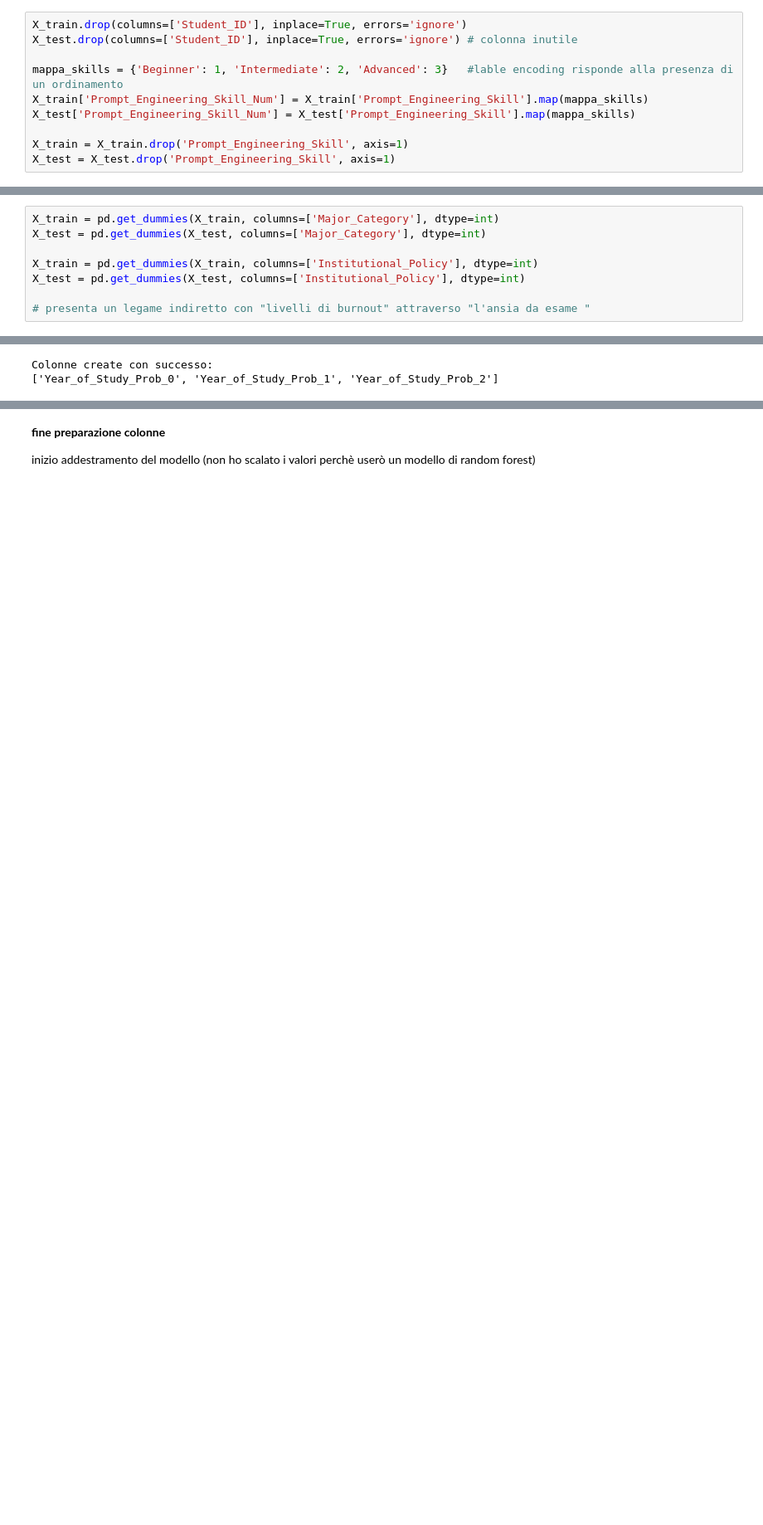
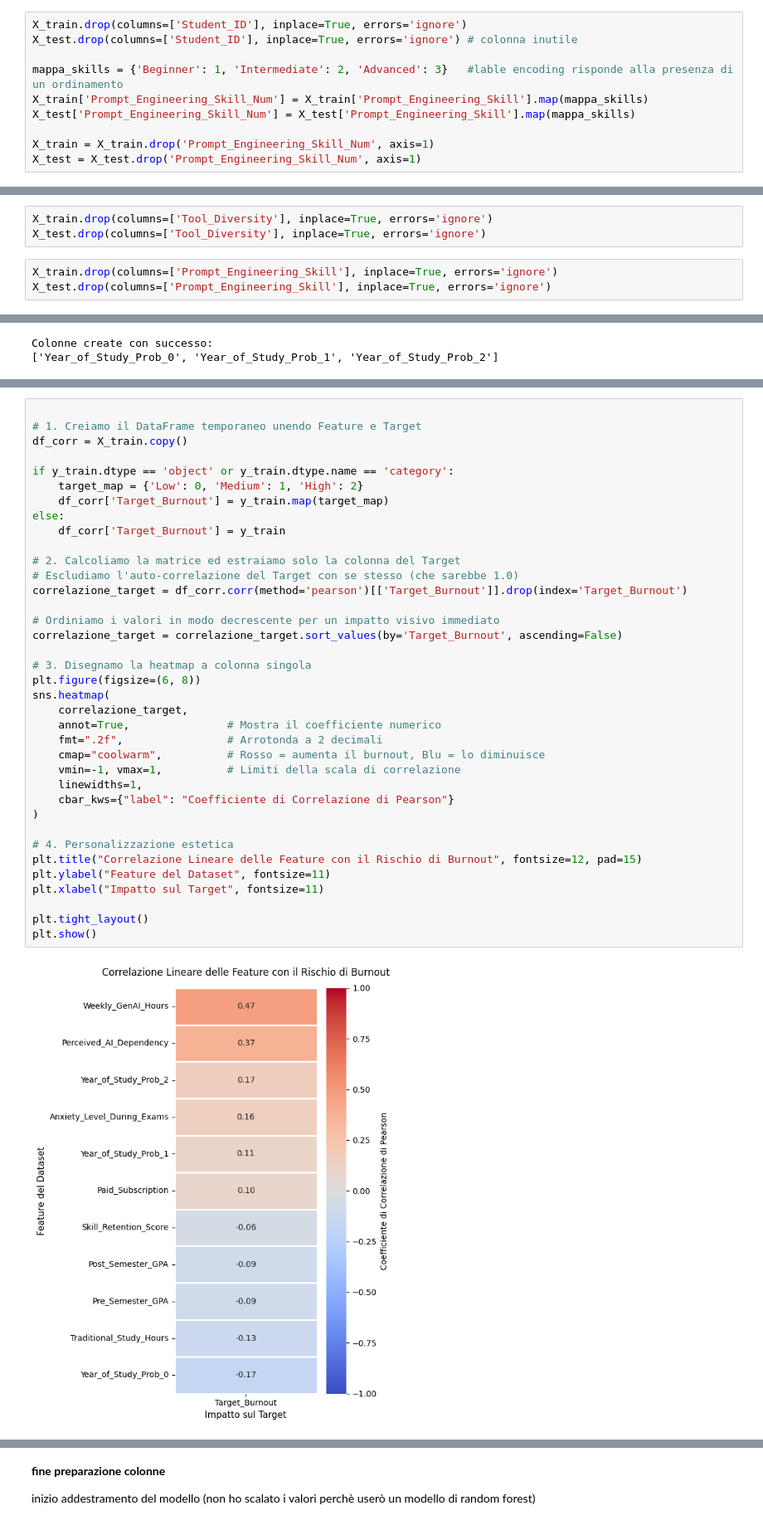
Before and after one commit to GabrieleBan/AI_Impact_on_Students, a Jupyter notebook: predizione burnout__v2.ipynb, the cells around one changed output, grey strips where cells are left out. Shown at 83% size. Cells and saved outputs as stored; diff of their text form; blank space fills up the shorter version.

```diff
--- a/predizione burnout__v2.ipynb
+++ b/predizione burnout__v2.ipynb
@@ -28,6 +30,6 @@ mappa_skills = {'Beginner': 1, 'Intermediate': 2, 'Advanced': 3}   #lable encodi
 X_train['Prompt_Engineering_Skill_Num'] = X_train['Prompt_Engineering_Skill'].map(mappa_skills)
 X_test['Prompt_Engineering_Skill_Num'] = X_test['Prompt_Engineering_Skill'].map(mappa_skills)
 
-X_train = X_train.drop('Prompt_Engineering_Skill', axis=1)
-X_test = X_test.drop('Prompt_Engineering_Skill', axis=1)
+X_train = X_train.drop('Prompt_Engineering_Skill_Num', axis=1)
+X_test = X_test.drop('Prompt_Engineering_Skill_Num', axis=1)
 # %%
@@ -41,9 +44,7 @@ X_test = pd.get_dummies(X_test, columns=['Primary_Use_Case'], dtype=int)
-# %%
-X_train = pd.get_dummies(X_train, columns=['Major_Category'], dtype=int)
-X_test = pd.get_dummies(X_test, columns=['Major_Category'], dtype=int)
-
-X_train = pd.get_dummies(X_train, columns=['Institutional_Policy'], dtype=int)
-X_test = pd.get_dummies(X_test, columns=['Institutional_Policy'], dtype=int)
-
-# presenta un legame indiretto con "livelli di burnout" attraverso "l'ansia da esame "
+# %%
+X_train.drop(columns=['Tool_Diversity'], inplace=True, errors='ignore')
+X_test.drop(columns=['Tool_Diversity'], inplace=True, errors='ignore')
+# %%
+X_train.drop(columns=['Prompt_Engineering_Skill'], inplace=True, errors='ignore')
+X_test.drop(columns=['Prompt_Engineering_Skill'], inplace=True, errors='ignore')
 # %%
@@ -141,0 +174,39 @@ Informazione totale preservata: 26.34%
+# %%
+
+# 1. Creiamo il DataFrame temporaneo unendo Feature e Target
+df_corr = X_train.copy()
+
+if y_train.dtype == 'object' or y_train.dtype.name == 'category':
+    target_map = {'Low': 0, 'Medium': 1, 'High': 2}
+    df_corr['Target_Burnout'] = y_train.map(target_map)
+else:
+    df_corr['Target_Burnout'] = y_train
+
+# 2. Calcoliamo la matrice ed estraiamo solo la colonna del Target
+# Escludiamo l'auto-correlazione del Target con se stesso (che sarebbe 1.0)
+correlazione_target = df_corr.corr(method='pearson')[['Target_Burnout']].drop(index='Target_Burnout')
+
+# Ordiniamo i valori in modo decrescente per un impatto visivo immediato
+correlazione_target = correlazione_target.sort_values(by='Target_Burnout', ascending=False)
+
+# 3. Disegnamo la heatmap a colonna singola
+plt.figure(figsize=(6, 8))
+sns.heatmap(
+    correlazione_target,
+    annot=True,               # Mostra il coefficiente numerico
+    fmt=".2f",                # Arrotonda a 2 decimali
+    cmap="coolwarm",          # Rosso = aumenta il burnout, Blu = lo diminuisce
+    vmin=-1, vmax=1,          # Limiti della scala di correlazione
+    linewidths=1,
+    cbar_kws={"label": "Coefficiente di Correlazione di Pearson"}
+)
+
+# 4. Personalizzazione estetica
+plt.title("Correlazione Lineare delle Feature con il Rischio di Burnout", fontsize=12, pad=15)
+plt.ylabel("Feature del Dataset", fontsize=11)
+plt.xlabel("Impatto sul Target", fontsize=11)
+
+plt.tight_layout()
+plt.show()
+# %% [output]
+[figure, added]
```
Also changed, not shown: parts of 17 cells of this notebook.
